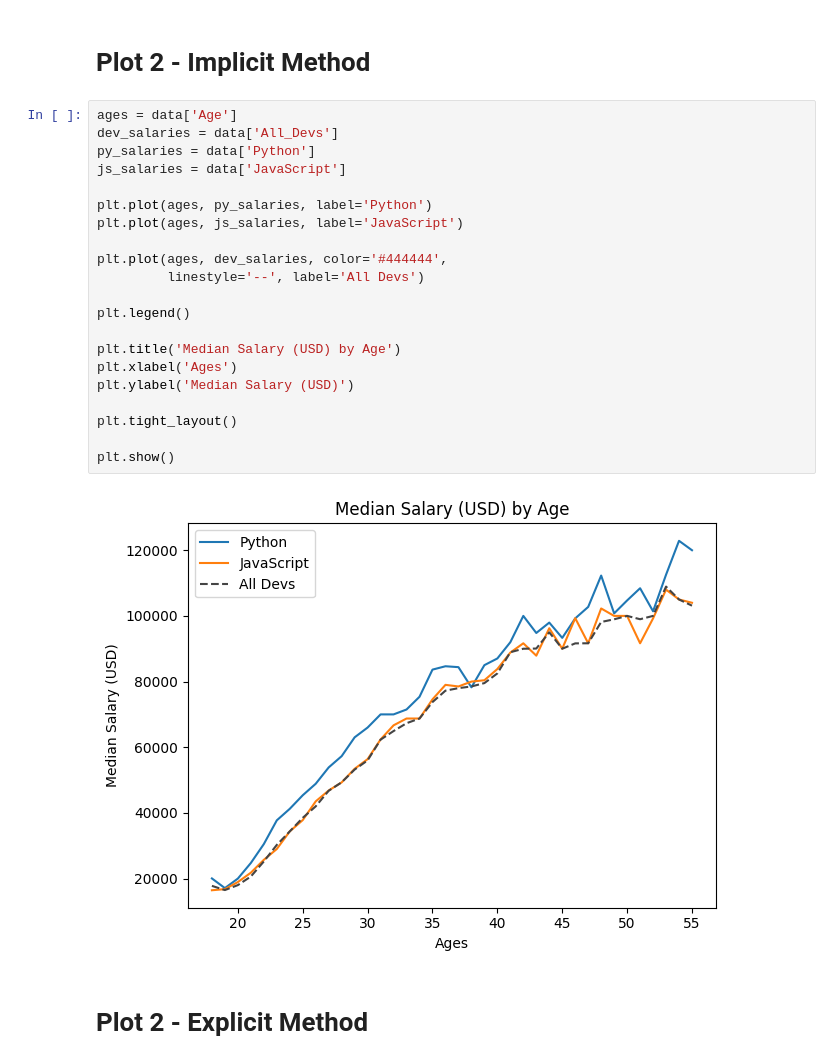
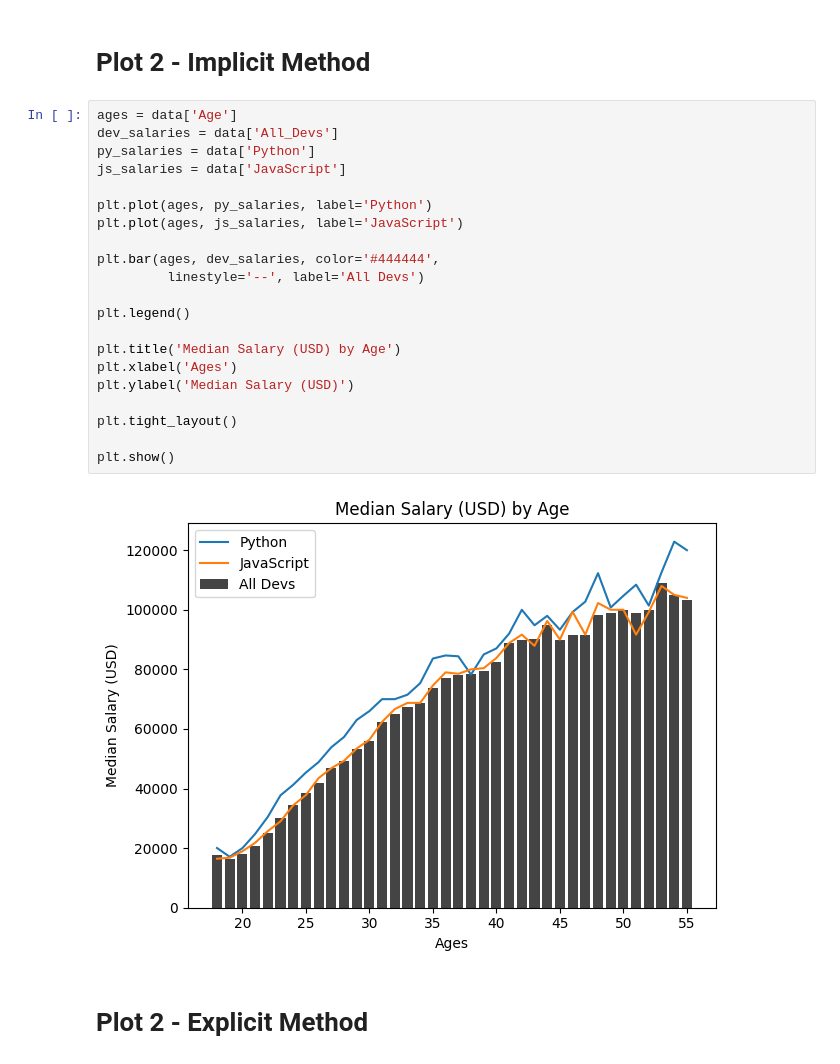
Before and after one commit to rahulg-infiswift/AnalyticsCourse, a Jupyter notebook: matplotlib_tutorial/quick_start.ipynb, the cells around one changed output. Saved outputs shown, nothing was run; the diff lists cells and outputs as text.

```diff
--- a/matplotlib_tutorial/quick_start.ipynb
+++ b/matplotlib_tutorial/quick_start.ipynb
@@ -146,26 +200,26 @@ data
 # %%
 ages = data['Age']
 dev_salaries = data['All_Devs']
 py_salaries = data['Python']
 js_salaries = data['JavaScript']
 
 plt.plot(ages, py_salaries, label='Python')
 plt.plot(ages, js_salaries, label='JavaScript')
 
-plt.plot(ages, dev_salaries, color='#444444',
+plt.bar(ages, dev_salaries, color='#444444',
          linestyle='--', label='All Devs')
 
 plt.legend()
 
 plt.title('Median Salary (USD) by Age')
 plt.xlabel('Ages')
 plt.ylabel('Median Salary (USD)')
 
 plt.tight_layout()
 
 plt.show()
 # %% [output]
-[figure, old version]
+[figure, new version]
 # %% [markdown]
 # Plot 2 - Explicit Method
 # %%
```
Also changed, not shown: parts of 20 cells of this notebook.
